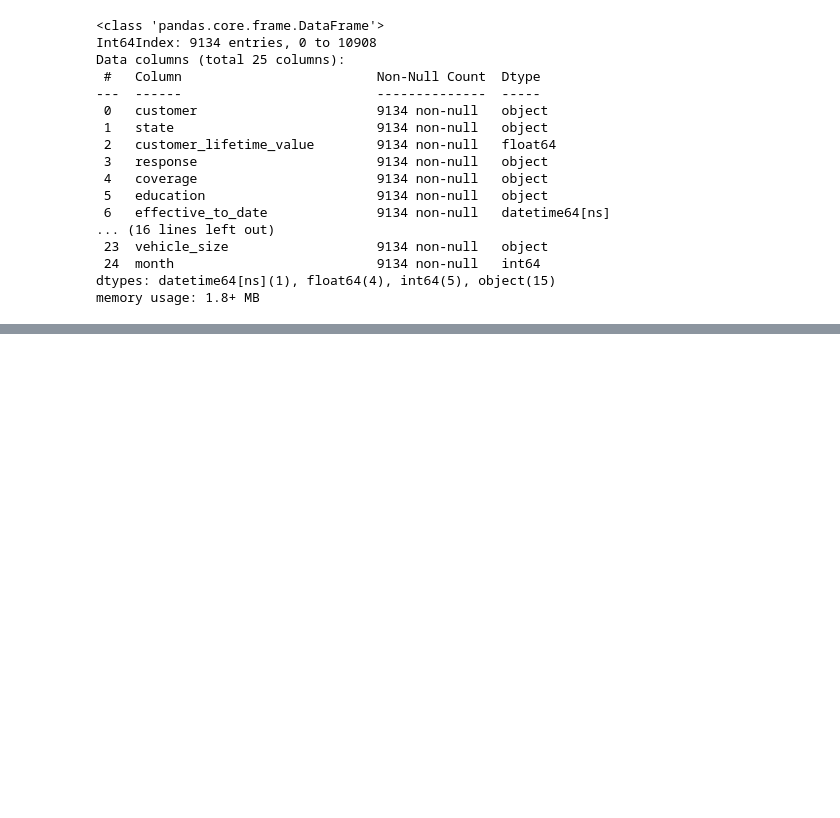
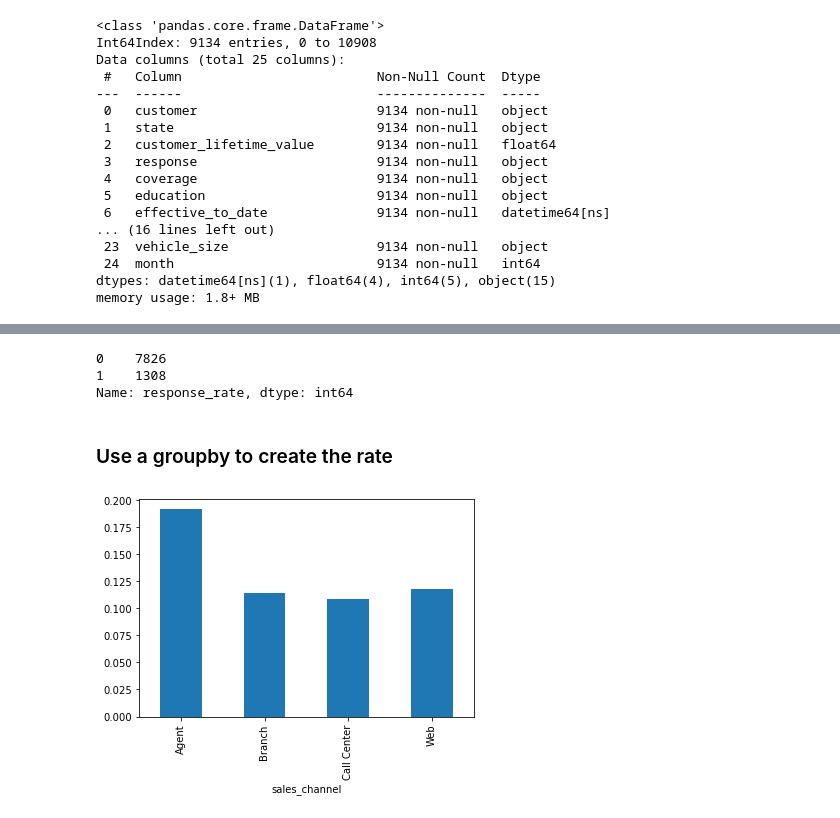
Before and after one commit to erin-berardi/lab-customer-analysis-round-2, a Jupyter notebook: files_for_lab/csv_files/cstmr_analysis_round_2.ipynb, the cells around one changed output, grey strips where cells are left out. Saved outputs shown, nothing was run; the diff lists cells and outputs as text; code cells hidden in the pictures; blank space fills up the shorter version.

```diff
--- a/files_for_lab/csv_files/cstmr_analysis_round_2.ipynb
+++ b/files_for_lab/csv_files/cstmr_analysis_round_2.ipynb
@@ -278,0 +308,2 @@ memory usage: 1.8+ MB
+# %%
+data2['response_rate'] = np.where(data2.response=='Yes',1,0)
@@ -278,0 +312,14 @@ memory usage: 1.8+ MB
+# %%
+data2.response_rate.value_counts()
+# %% [output]
+0    7826
+1    1308
+Name: response_rate, dtype: int64
+# %% [markdown]
+### Use a groupby to create the rate
+# %%
+# found this code at https://towardsdatascience.com/exploratory-data-analysis-eda-python-87178e35b14
+data2.groupby('sales_channel')['response_rate'].mean().plot.bar()
+plt.show()
+# %% [output]
+[figure, added]
```
Also changed, not shown: parts of 62 cells of this notebook.
